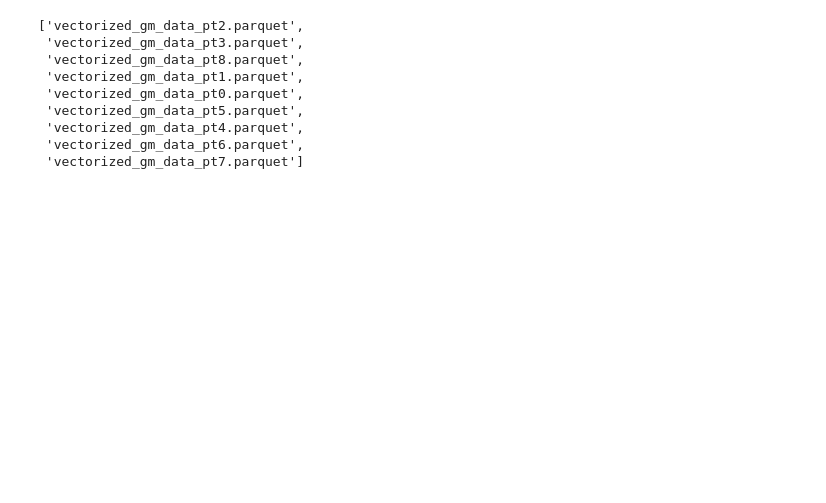
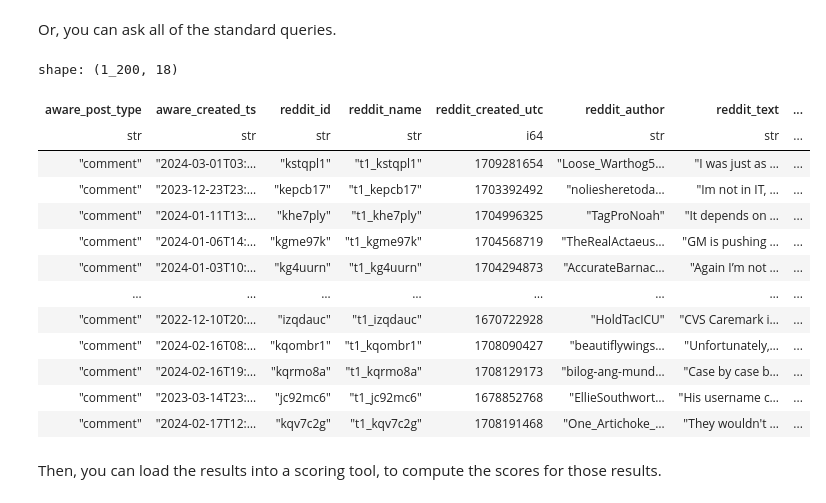
Before and after one commit to marcoswastaken/erdos_paware, a Jupyter notebook: notebooks/raw_data_to_scored_queries_pipeline_demo.ipynb, the cells around one changed output. Saved outputs shown, nothing was run; the diff lists cells and outputs as text; code cells hidden in the pictures; blank space fills up the shorter version.

```diff
--- a/notebooks/raw_data_to_scored_queries_pipeline_demo.ipynb
+++ b/notebooks/raw_data_to_scored_queries_pipeline_demo.ipynb
@@ -63,15 +79,22 @@ Done with batch 8.
+# %% [markdown]
+Or, you can ask all of the standard queries.
 # %%
-## Look and see which files we just created
-import os
-os.listdir("../temp_data/vectorized_gm_batches/")
+query_tool.ask_standard_queries()
 # %% [output]
-['vectorized_gm_data_pt2.parquet',
- 'vectorized_gm_data_pt3.parquet',
- 'vectorized_gm_data_pt8.parquet',
- 'vectorized_gm_data_pt1.parquet',
- 'vectorized_gm_data_pt0.parquet',
- 'vectorized_gm_data_pt5.parquet',
- 'vectorized_gm_data_pt4.parquet',
- 'vectorized_gm_data_pt6.parquet',
- 'vectorized_gm_data_pt7.parquet']
+shape: (1_200, 18)
+| aware_post_type | aware_created_ts | reddit_id | reddit_name | reddit_created_utc | reddit_author | reddit_text | ... |
+| str | str | str | str | i64 | str | str | ... |
+| "comment" | "2024-03-01T03:… | "kstqpl1" | "t1_kstqpl1" | 1709281654 | "Loose_Warthog5… | "I was just as … | ... |
+| "comment" | "2023-12-23T23:… | "kepcb17" | "t1_kepcb17" | 1703392492 | "noliesheretoda… | "Im not in IT, … | ... |
+| "comment" | "2024-01-11T13:… | "khe7ply" | "t1_khe7ply" | 1704996325 | "TagProNoah" | "It depends on … | ... |
+| "comment" | "2024-01-06T14:… | "kgme97k" | "t1_kgme97k" | 1704568719 | "TheRealActaeus… | "GM is pushing … | ... |
+| "comment" | "2024-01-03T10:… | "kg4uurn" | "t1_kg4uurn" | 1704294873 | "AccurateBarnac… | "Again I’m not … | ... |
+| … | … | … | … | … | … | … | ... |
+| "comment" | "2022-12-10T20:… | "izqdauc" | "t1_izqdauc" | 1670722928 | "HoldTacICU" | "CVS Caremark i… | ... |
+| "comment" | "2024-02-16T08:… | "kqombr1" | "t1_kqombr1" | 1708090427 | "beautiflywings… | "Unfortunately,… | ... |
+| "comment" | "2024-02-16T19:… | "kqrmo8a" | "t1_kqrmo8a" | 1708129173 | "bilog-ang-mund… | "Case by case b… | ... |
+| "comment" | "2023-03-14T23:… | "jc92mc6" | "t1_jc92mc6" | 1678852768 | "EllieSouthwort… | "His username c… | ... |
+| "comment" | "2024-02-17T12:… | "kqv7c2g" | "t1_kqv7c2g" | 1708191468 | "One_Artichoke_… | "They wouldn't … | ... |
+# %% [markdown]
+Then, you can load the results into a scoring tool, to compute the scores for those results.
 # %%
```
Also changed, not shown: parts of 15 cells of this notebook.
